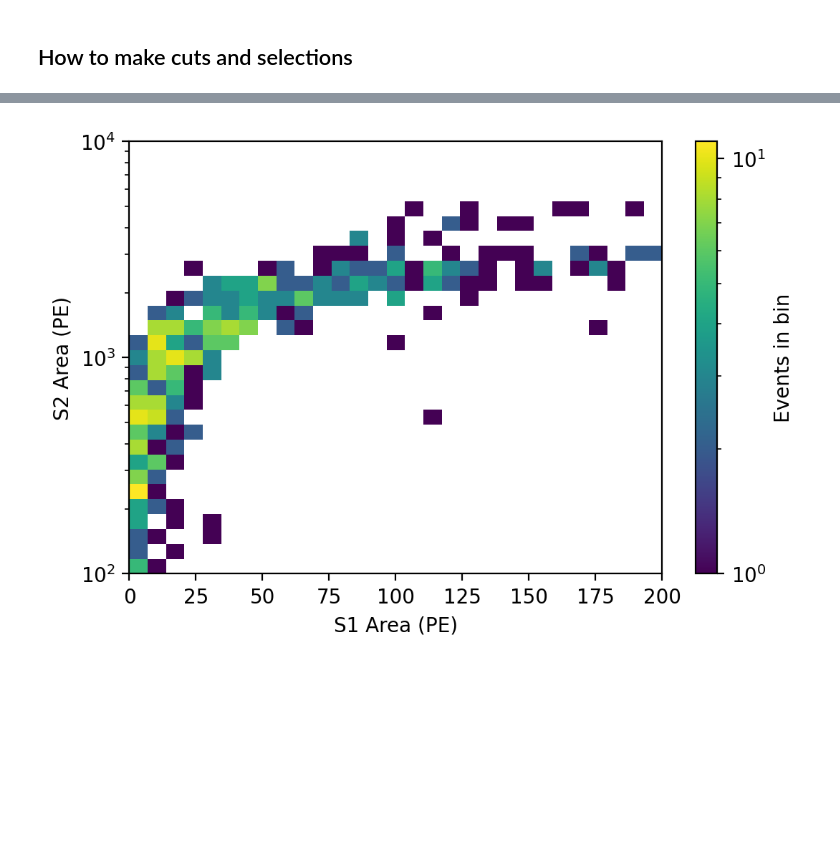
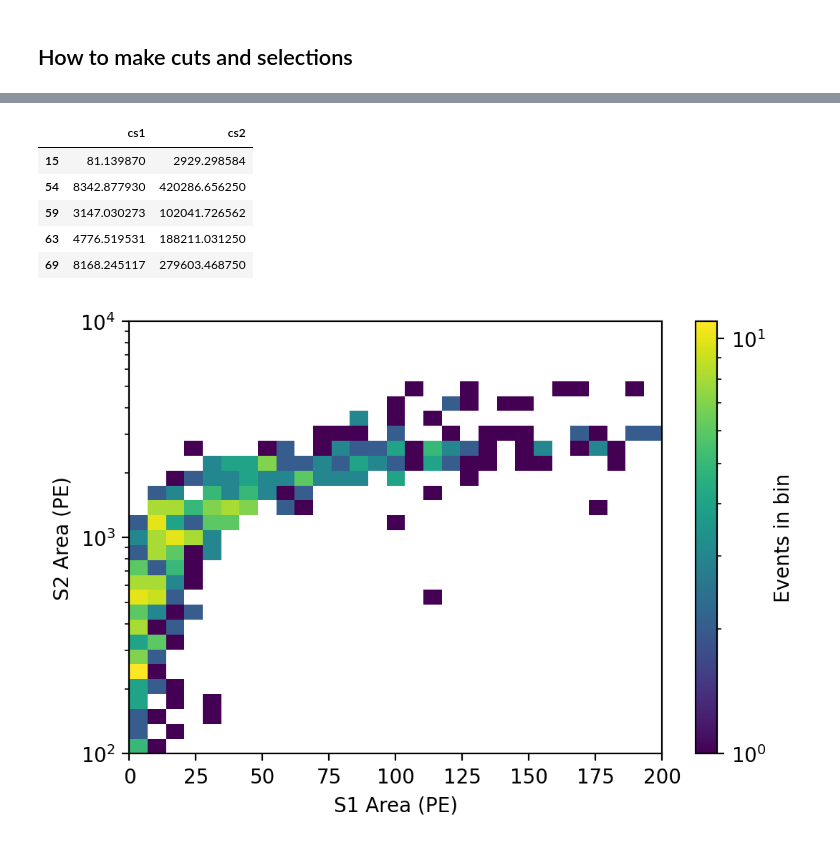
Before and after one commit to boblsc/ML_course, a Jupyter notebook: Python_Lecture_Aug29.ipynb, the cells around one changed output, grey strips where cells are left out. Cells and saved outputs as stored; diff of their text form; code cells hidden in the pictures; blank space fills up the shorter version.

```diff
--- a/Python_Lecture_Aug29.ipynb
+++ b/Python_Lecture_Aug29.ipynb
@@ -159,3 +156,12 @@ Making 2D histograms are also quite simple in matplotlib.
+# %%
+data_sel[['cs1','cs2']].head()
+# %% [output]
+|  | cs1 | cs2 |
+| 15 | 81.139870 | 2929.298584 |
+| 54 | 8342.877930 | 420286.656250 |
+| 59 | 3147.030273 | 102041.726562 |
+| 63 | 4776.519531 | 188211.031250 |
+| 69 | 8168.245117 | 279603.468750 |
 # %%
 fig = plt.figure(figsize=(6, 4), dpi=200)
 ax = fig.add_subplot(111)
```
Also changed, not shown: parts of 28 cells of this notebook.
